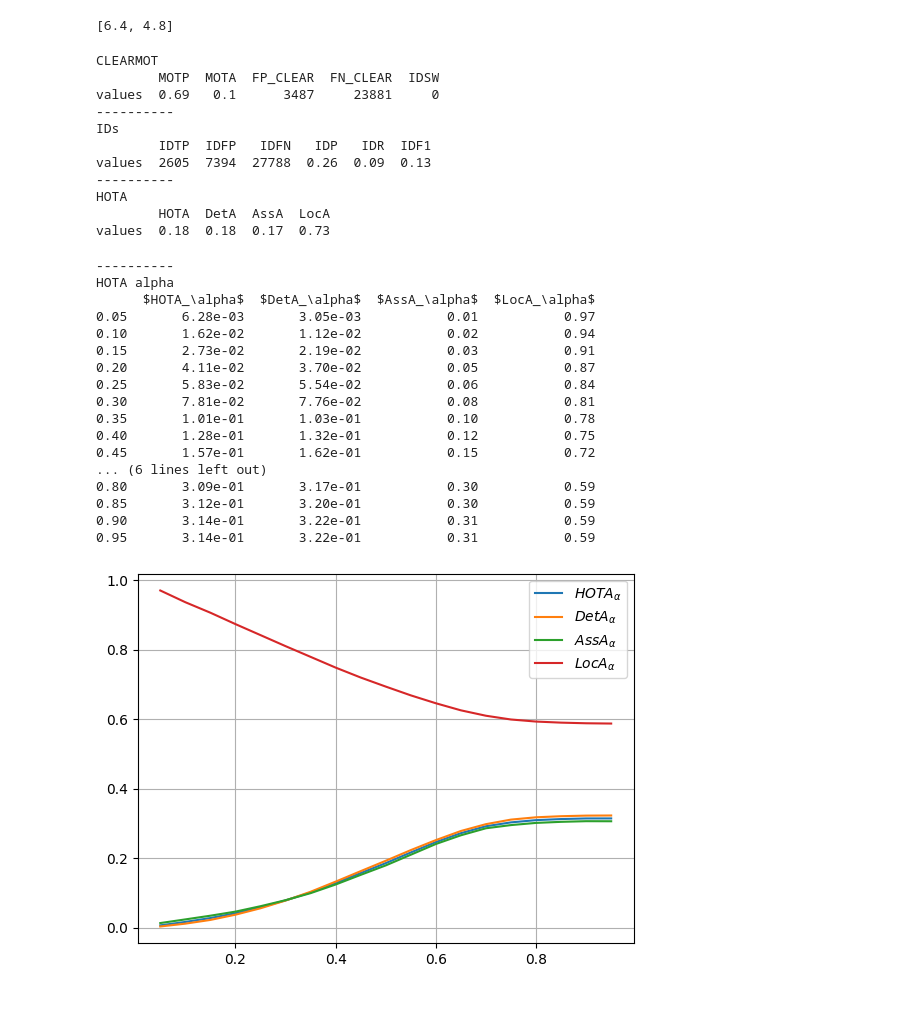
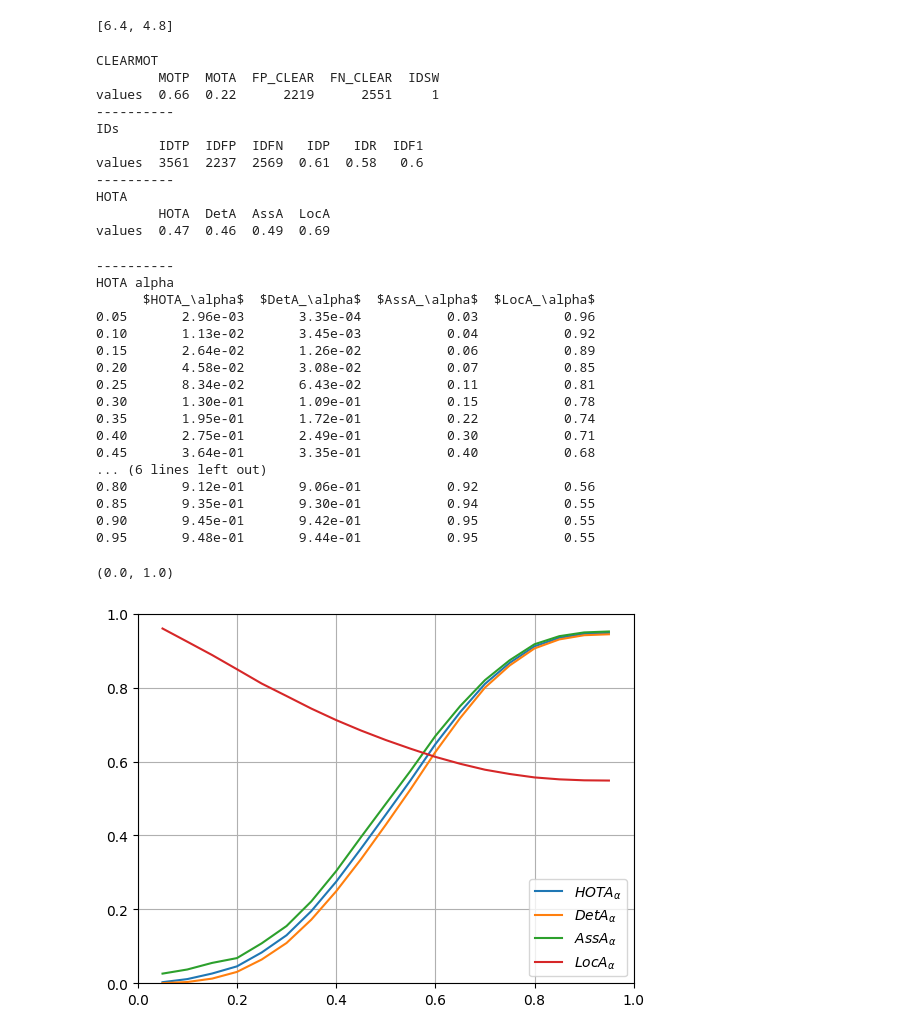
Before and after one commit to imatge-upc/AntTracking, a Jupyter notebook: hota_idf1.ipynb, the cells around one changed output. Drawn from its saved outputs; the diff is of its cells as text; code cells hidden in the pictures; blank space fills up the shorter version.

```diff
--- a/hota_idf1.ipynb
+++ b/hota_idf1.ipynb
@@ -14,7 +14,13 @@ print(plt.rcParams["figure.figsize"])
 
 gt_tracks = Tracks.from_mot('./DATA/output_4_gt.txt')
 tracks = Tracks.from_mot('./OUTPUT/ocsort_tracking_output_4_kalman.txt')
-tracks = Tracks.from_mot('./OUTPUT/deepsort_tracking_output_4.txt')
+#tracks = Tracks.from_mot('./OUTPUT/deepsort_tracking_output_4.txt')
+#tracks = Tracks.from_mot('./OUTPUT/results_2_deepocsort.txt')
+
+#gt_tracks = Tracks.from_mot('./DATA/output_4_gt_deepocsort.txt')
+#tracks = Tracks.from_mot('./OUTPUT/results_deepocsort.txt')
+#tracks = Tracks.from_mot('./OUTPUT/results_preds_deepocsort.txt')
+#tracks = Tracks.from_mot('./OUTPUT/ocsort_tracking_output_4_kalman_10000.txt')
 
 eval_obj = MOTMetrics(clearmot_dist_threshold=0.5, id_dist_threshold=0.5)
 # %%
@@ -32,15 +38,15 @@ print(pd.DataFrame({k : v for k, v in metrics['hota'].items() if k in ['HOTA', '
 # %% [output]
 CLEARMOT
         MOTP  MOTA  FP_CLEAR  FN_CLEAR  IDSW
-values  0.69   0.1      3487     23881     0
+values  0.66  0.22      2219      2551     1
 ----------
 IDs
-        IDTP  IDFP   IDFN   IDP   IDR  IDF1
-values  2605  7394  27788  0.26  0.09  0.13
+        IDTP  IDFP  IDFN   IDP   IDR  IDF1
+values  3561  2237  2569  0.61  0.58   0.6
 ----------
 HOTA
         HOTA  DetA  AssA  LocA
-values  0.18  0.18  0.17  0.73
+values  0.47  0.46  0.49  0.69
 # %%
 print('-' * 10)
 print('HOTA alpha')
@@ -52,22 +58,25 @@ print(hota_alpha)
 ----------
 HOTA alpha
       $HOTA_\alpha$  $DetA_\alpha$  $AssA_\alpha$  $LocA_\alpha$
-0.05       6.28e-03       3.05e-03           0.01           0.97
-0.10       1.62e-02       1.12e-02           0.02           0.94
-0.15       2.73e-02       2.19e-02           0.03           0.91
-0.20       4.11e-02       3.70e-02           0.05           0.87
-0.25       5.83e-02       5.54e-02           0.06           0.84
-0.30       7.81e-02       7.76e-02           0.08           0.81
-0.35       1.01e-01       1.03e-01           0.10           0.78
-0.40       1.28e-01       1.32e-01           0.12           0.75
-0.45       1.57e-01       1.62e-01           0.15           0.72
+0.05       2.96e-03       3.35e-04           0.03           0.96
+0.10       1.13e-02       3.45e-03           0.04           0.92
+0.15       2.64e-02       1.26e-02           0.06           0.89
+0.20       4.58e-02       3.08e-02           0.07           0.85
+0.25       8.34e-02       6.43e-02           0.11           0.81
+0.30       1.30e-01       1.09e-01           0.15           0.78
+0.35       1.95e-01       1.72e-01           0.22           0.74
+0.40       2.75e-01       2.49e-01           0.30           0.71
+0.45       3.64e-01       3.35e-01           0.40           0.68
 ... (6 lines left out)
-0.80       3.09e-01       3.17e-01           0.30           0.59
-0.85       3.12e-01       3.20e-01           0.30           0.59
-0.90       3.14e-01       3.22e-01           0.31           0.59
-0.95       3.14e-01       3.22e-01           0.31           0.59
+0.80       9.12e-01       9.06e-01           0.92           0.56
+0.85       9.35e-01       9.30e-01           0.94           0.55
+0.90       9.45e-01       9.42e-01           0.95           0.55
+0.95       9.48e-01       9.44e-01           0.95           0.55
 # %%
 fig = hota_alpha.plot.line()
 fig.grid(True)
+fig.set_xlim(0, 1)
+fig.set_ylim(0, 1)
 # %% [output]
+(0.0, 1.0)
-[figure, old version]
+[figure, new version]
```
Also changed, not shown: 39 other files.
